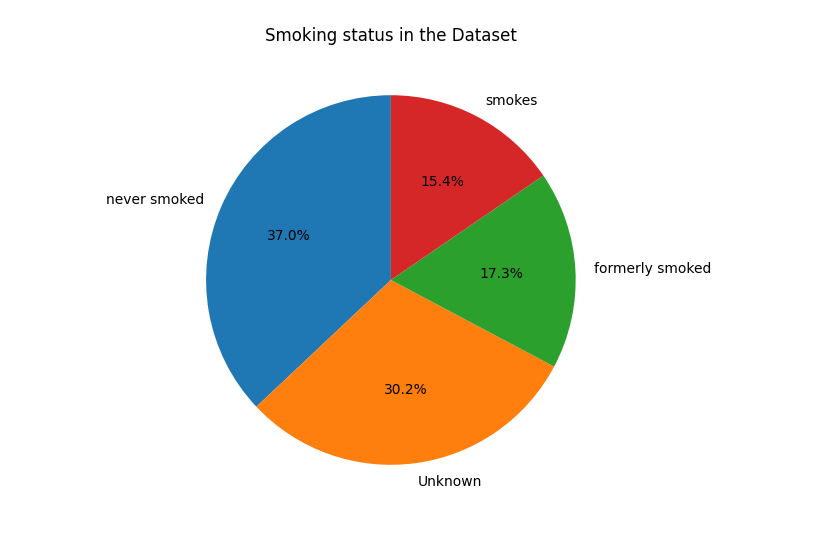
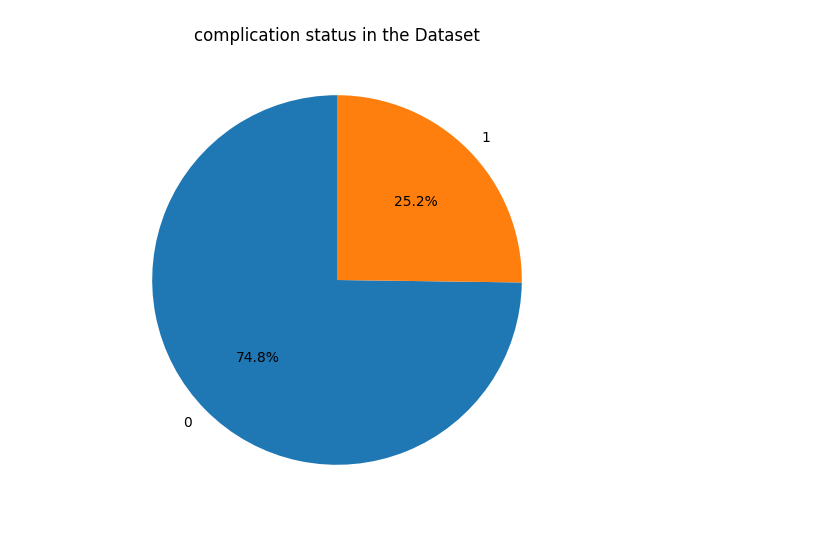
Before and after one commit to mahakmeena743/DAI_assignment, a Jupyter notebook: code.ipynb, the cells around one changed output. Cells and saved outputs as stored; diff of their text form; code cells hidden in the pictures.

```diff
--- a/code.ipynb
+++ b/code.ipynb
@@ -10,7 +10,7 @@ from imblearn.combine import SMOTEENN
 from imblearn.under_sampling import TomekLinks
 from sklearn.utils.class_weight import compute_class_weight
 # %%
-data = pd.read_csv(r"healthcare-dataset-stroke-data.csv")
+data = pd.read_csv(r"Surgical-deepnet.csv")
 # %%
 data.head()
 # %% [output]
@@ -65,8 +57,8 @@ plt.show()
 # %%
 plt.figure(figsize=(6, 6))
-class_counts = data['smoking_status'].value_counts()
+class_counts = data['complication'].value_counts()
 plt.pie(class_counts, labels=class_counts.index, autopct='%1.1f%%', startangle=90)
-plt.title('Smoking status in the Dataset')
+plt.title('complication status in the Dataset')
 plt.show()
 # %% [output]
-[figure, old version]
+[figure, new version]
```
Also changed, not shown: parts of 15 cells of this notebook.
